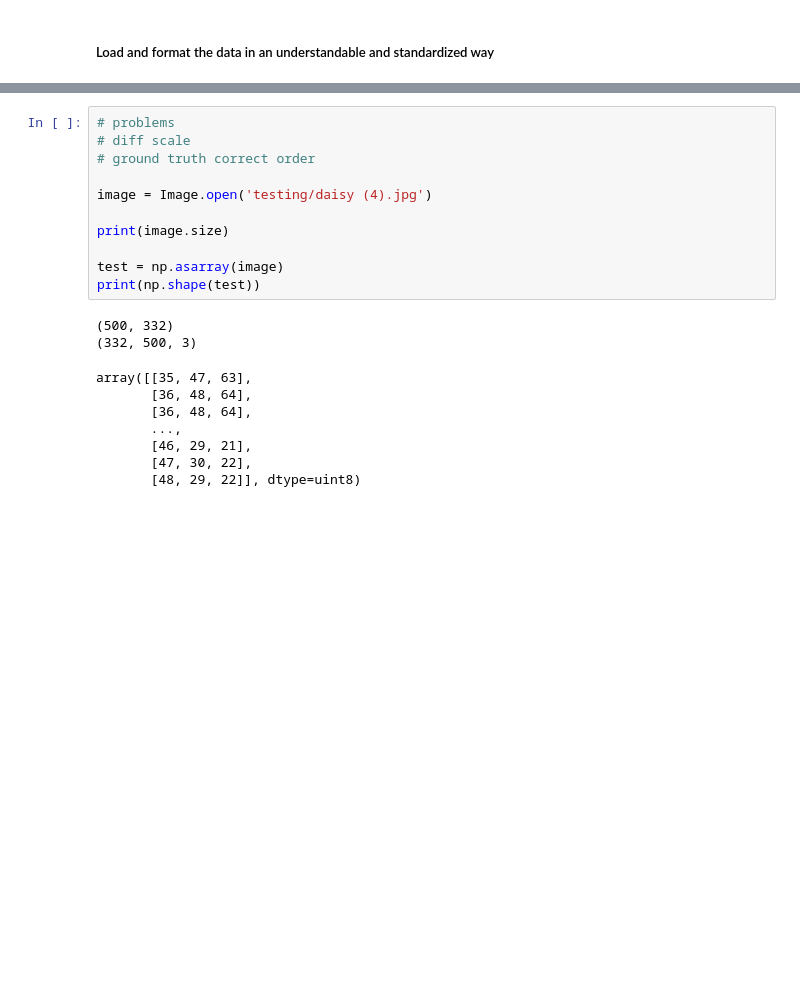
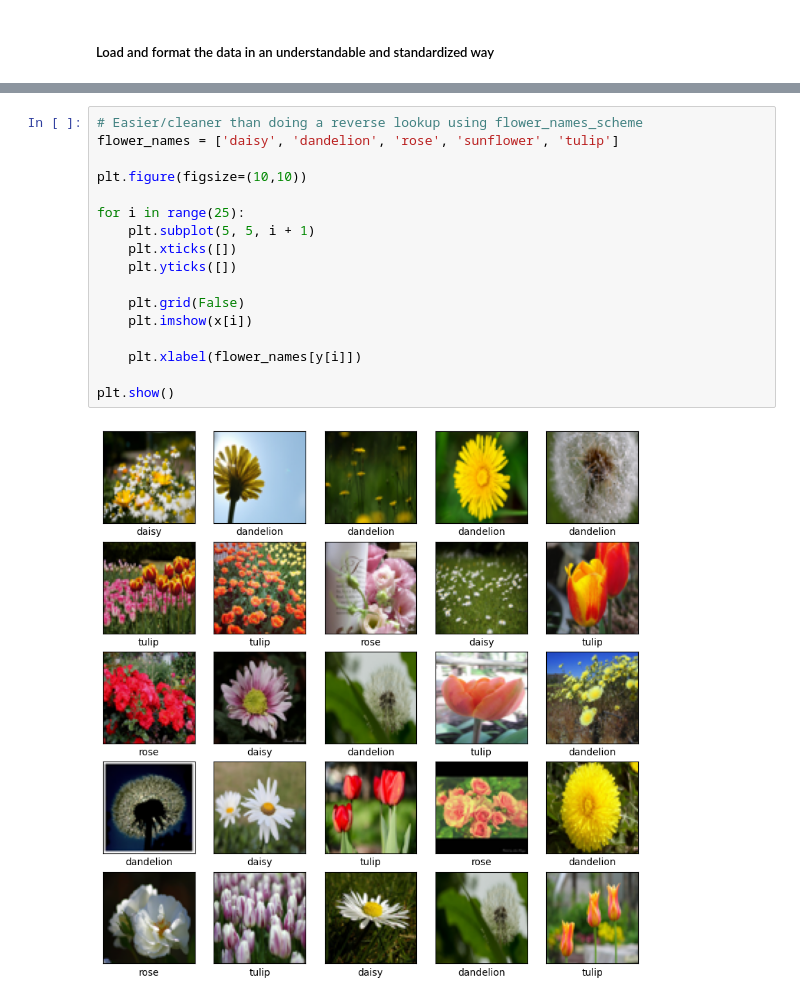
Before and after one commit to Kevy69/deep-machine-learning, a Jupyter notebook: Lab 1/Lab.ipynb, the cells around one changed output, grey strips where cells are left out. Drawn from its saved outputs; the diff is of its cells as text; blank space fills up the shorter version.

```diff
--- a/Lab 1/Lab.ipynb
+++ b/Lab 1/Lab.ipynb
@@ -81,21 +92,19 @@ Loading 10/4317
-# %%
-# problems
-# diff scale
-# ground truth correct order
-
-image = Image.open('testing/daisy (4).jpg')
-
-print(image.size)
-
-test = np.asarray(image)
-print(np.shape(test))
-# %% [output]
-(500, 332)
-(332, 500, 3)
-array([[35, 47, 63],
-       [36, 48, 64],
-       [36, 48, 64],
-       ...,
-       [46, 29, 21],
-       [47, 30, 22],
-       [48, 29, 22]], dtype=uint8)
+# %%
+# Easier/cleaner than doing a reverse lookup using flower_names_scheme
+flower_names = ['daisy', 'dandelion', 'rose', 'sunflower', 'tulip']
+
+plt.figure(figsize=(10,10))
+
+for i in range(25):
+    plt.subplot(5, 5, i + 1)
+    plt.xticks([])
+    plt.yticks([])
+
+    plt.grid(False)
+    plt.imshow(x[i])
+
+    plt.xlabel(flower_names[y[i]])
+
+plt.show()
+# %% [output]
+[figure, added]
```
Also changed, not shown: parts of 3 cells of this notebook.
